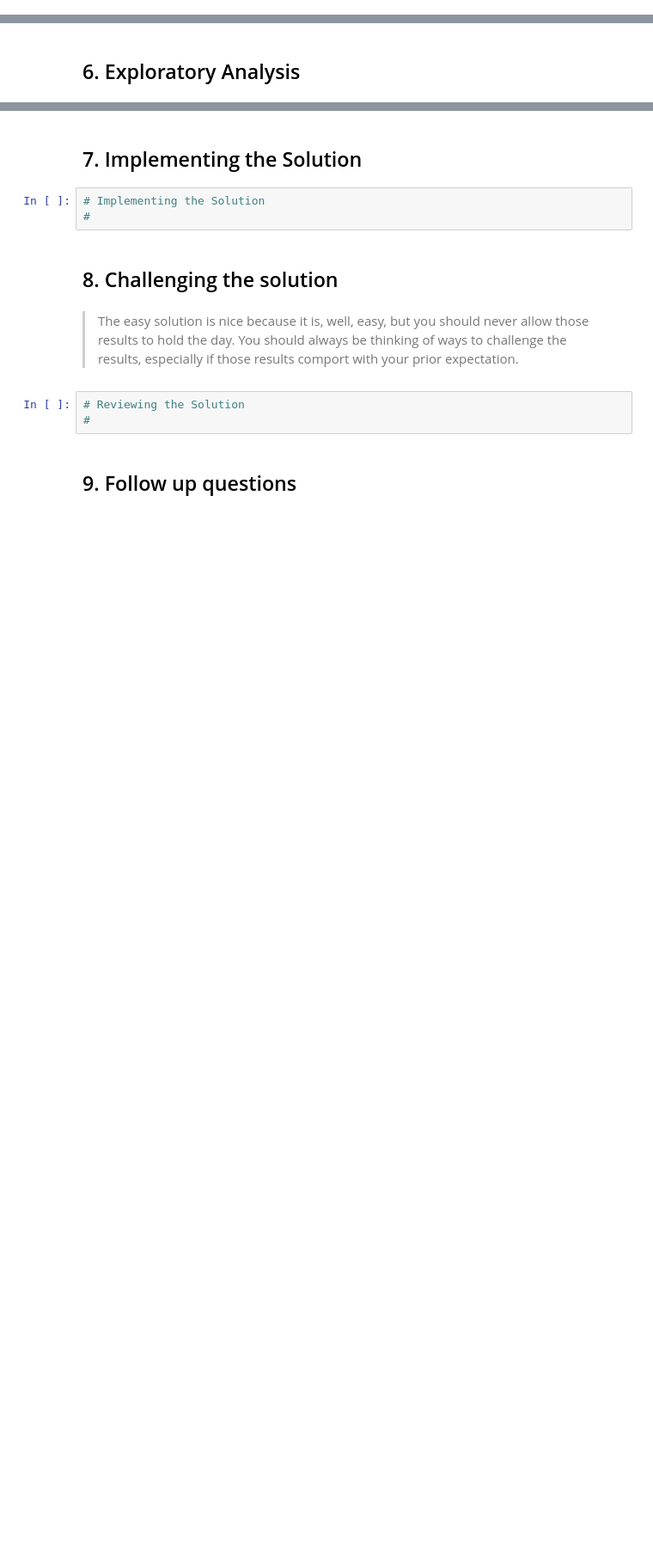
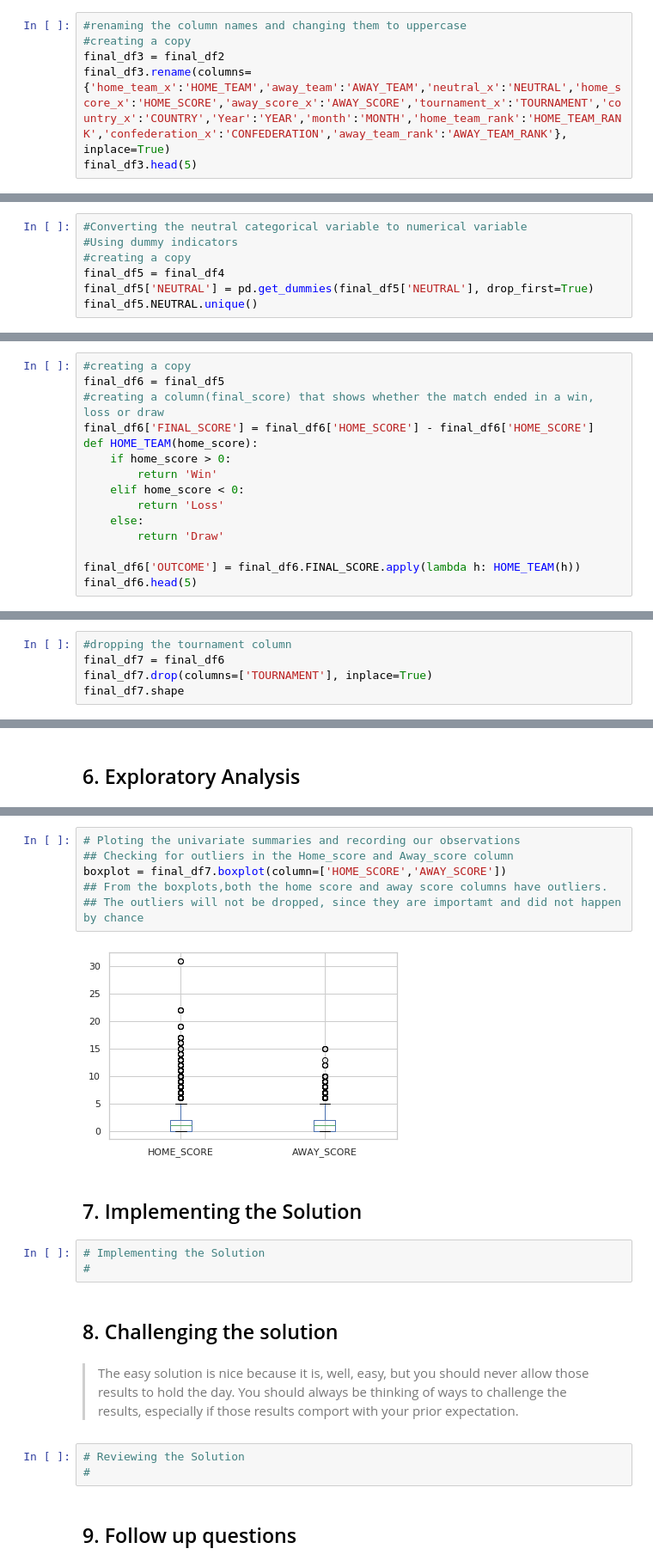
Before and after one commit to vivianusdjpy/SUPERVISED-LEARNING-WITH-EDA, a Jupyter notebook: Supervised_Learning_with_Exploratory_Data_Analysis_Mchezo_Pesa_Project.ipynb, the cells around one changed output, grey strips where cells are left out. Shown: that part at 86% size. Drawn from its saved outputs; the diff is of its cells as text; blank space fills up the shorter version.

```diff
--- a/Supervised_Learning_with_Exploratory_Data_Analysis_Mchezo_Pesa_Project.ipynb
+++ b/Supervised_Learning_with_Exploratory_Data_Analysis_Mchezo_Pesa_Project.ipynb
@@ -331,0 +423,6 @@ memory usage: 2.4+ MB
+# %%
+#renaming the column names and changing them to uppercase
+#creating a copy
+final_df3 = final_df2
+final_df3.rename(columns={'home_team_x':'HOME_TEAM','away_team':'AWAY_TEAM','neutral_x':'NEUTRAL','home_score_x':'HOME_SCORE','away_score_x':'AWAY_SCORE','tournament_x':'TOURNAMENT','country_x':'COUNTRY','Year':'YEAR','month':'MONTH','home_team_rank':'HOME_TEAM_RANK','confederation_x':'CONFEDERATION','away_team_rank':'AWAY_TEAM_RANK'}, inplace=True)
+final_df3.head(5)
@@ -331,0 +477,7 @@ memory usage: 2.4+ MB
+# %%
+#Converting the neutral categorical variable to numerical variable
+#Using dummy indicators
+#creating a copy
+final_df5 = final_df4
+final_df5['NEUTRAL'] = pd.get_dummies(final_df5['NEUTRAL'], drop_first=True)
+final_df5.NEUTRAL.unique()
@@ -331,0 +488,15 @@ memory usage: 2.4+ MB
+# %%
+#creating a copy
+final_df6 = final_df5
+#creating a column(final_score) that shows whether the match ended in a win, loss or draw
+final_df6['FINAL_SCORE'] = final_df6['HOME_SCORE'] - final_df6['HOME_SCORE']
+def HOME_TEAM(home_score):
+    if home_score > 0:
+        return 'Win'
+    elif home_score < 0:
+        return 'Loss'
+    else:
+        return 'Draw'
+
+final_df6['OUTCOME'] = final_df6.FINAL_SCORE.apply(lambda h: HOME_TEAM(h))
+final_df6.head(5)
@@ -331,0 +510,5 @@ memory usage: 2.4+ MB
+# %%
+#dropping the tournament column
+final_df7 = final_df6
+final_df7.drop(columns=['TOURNAMENT'], inplace=True)
+final_df7.shape
@@ -337,3 +519,11 @@ memory usage: 2.4+ MB
+# %%
+# Ploting the univariate summaries and recording our observations
+## Checking for outliers in the Home_score and Away_score column
+boxplot = final_df7.boxplot(column=['HOME_SCORE','AWAY_SCORE'])
+## From the boxplots,both the home score and away score columns have outliers.
+## The outliers will not be dropped, since they are importamt and did not happen by chance
+# %% [output]
+[figure, added]
 # %% [markdown]
 ## 7. Implementing the Solution
 # %%
```
Also changed, not shown: parts of 27 cells of this notebook.
